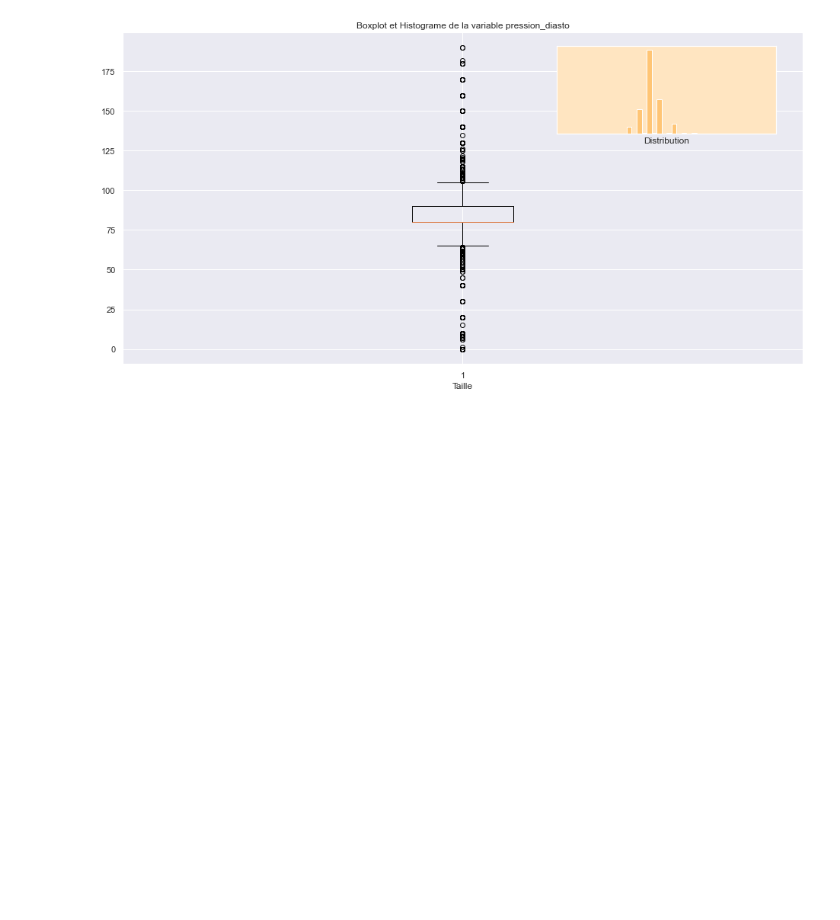
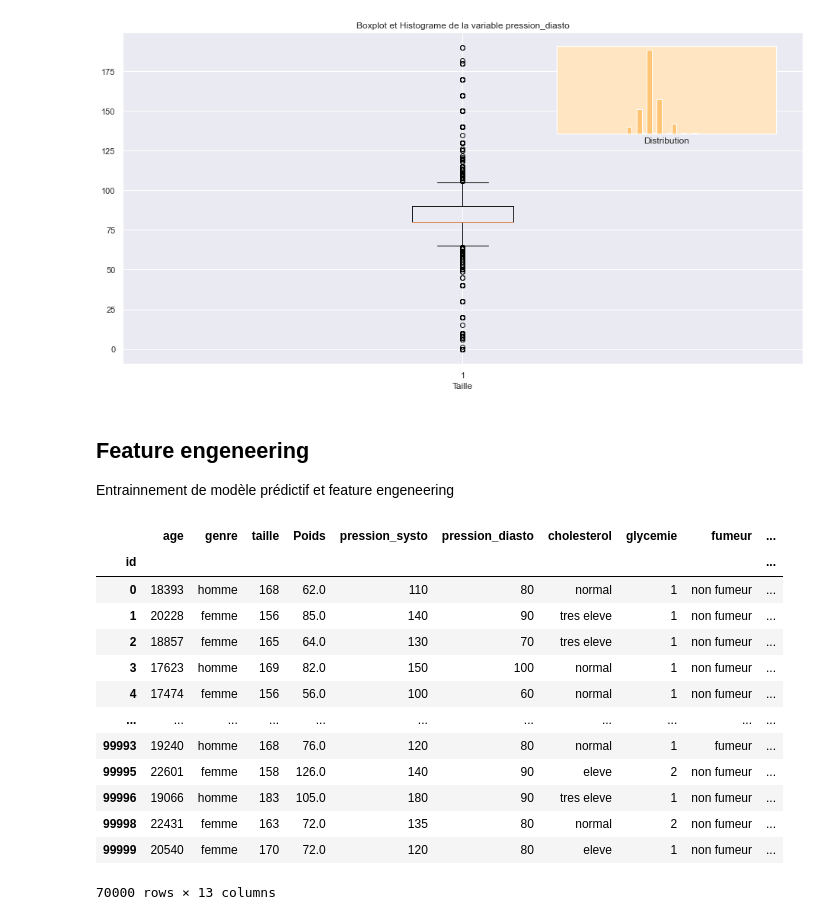
Before and after one commit to abaribeaud/heart-disease, a Jupyter notebook: heart-disease-analysis.ipynb, the cells around one changed output. Drawn from its saved outputs; the diff is of its cells as text; code cells hidden in the pictures; blank space fills up the shorter version.

Commit message:
feat : update notebook with feature engeneering

```diff
--- a/heart-disease-analysis.ipynb
+++ b/heart-disease-analysis.ipynb
@@ -249,3 +249,7 @@ for i in range(0,5):
 [figure]
 [figure]
 [figure]
+# %% [markdown]
+## Feature engeneering
+
+Entrainnement de modèle prédictif et feature engeneering
@@ -251,0 +258,17 @@ for i in range(0,5):
+# %%
+df_heart
+# %% [output]
+|  | age | genre | taille | Poids | pression_systo | pression_diasto | cholesterol | glycemie | fumeur | ... |
+| id |  |  |  |  |  |  |  |  |  | ... |
+| 0 | 18393 | homme | 168 | 62.0 | 110 | 80 | normal | 1 | non fumeur | ... |
+| 1 | 20228 | femme | 156 | 85.0 | 140 | 90 | tres eleve | 1 | non fumeur | ... |
+| 2 | 18857 | femme | 165 | 64.0 | 130 | 70 | tres eleve | 1 | non fumeur | ... |
+| 3 | 17623 | homme | 169 | 82.0 | 150 | 100 | normal | 1 | non fumeur | ... |
+| 4 | 17474 | femme | 156 | 56.0 | 100 | 60 | normal | 1 | non fumeur | ... |
+| ... | ... | ... | ... | ... | ... | ... | ... | ... | ... | ... |
+| 99993 | 19240 | homme | 168 | 76.0 | 120 | 80 | normal | 1 | fumeur | ... |
+| 99995 | 22601 | femme | 158 | 126.0 | 140 | 90 | eleve | 2 | non fumeur | ... |
+| 99996 | 19066 | homme | 183 | 105.0 | 180 | 90 | tres eleve | 1 | non fumeur | ... |
+| 99998 | 22431 | femme | 163 | 72.0 | 135 | 80 | normal | 2 | non fumeur | ... |
+| 99999 | 20540 | femme | 170 | 72.0 | 120 | 80 | eleve | 1 | non fumeur | ... |
+70000 rows × 13 columns
```
Also changed, not shown: parts of 12 cells of this notebook.
